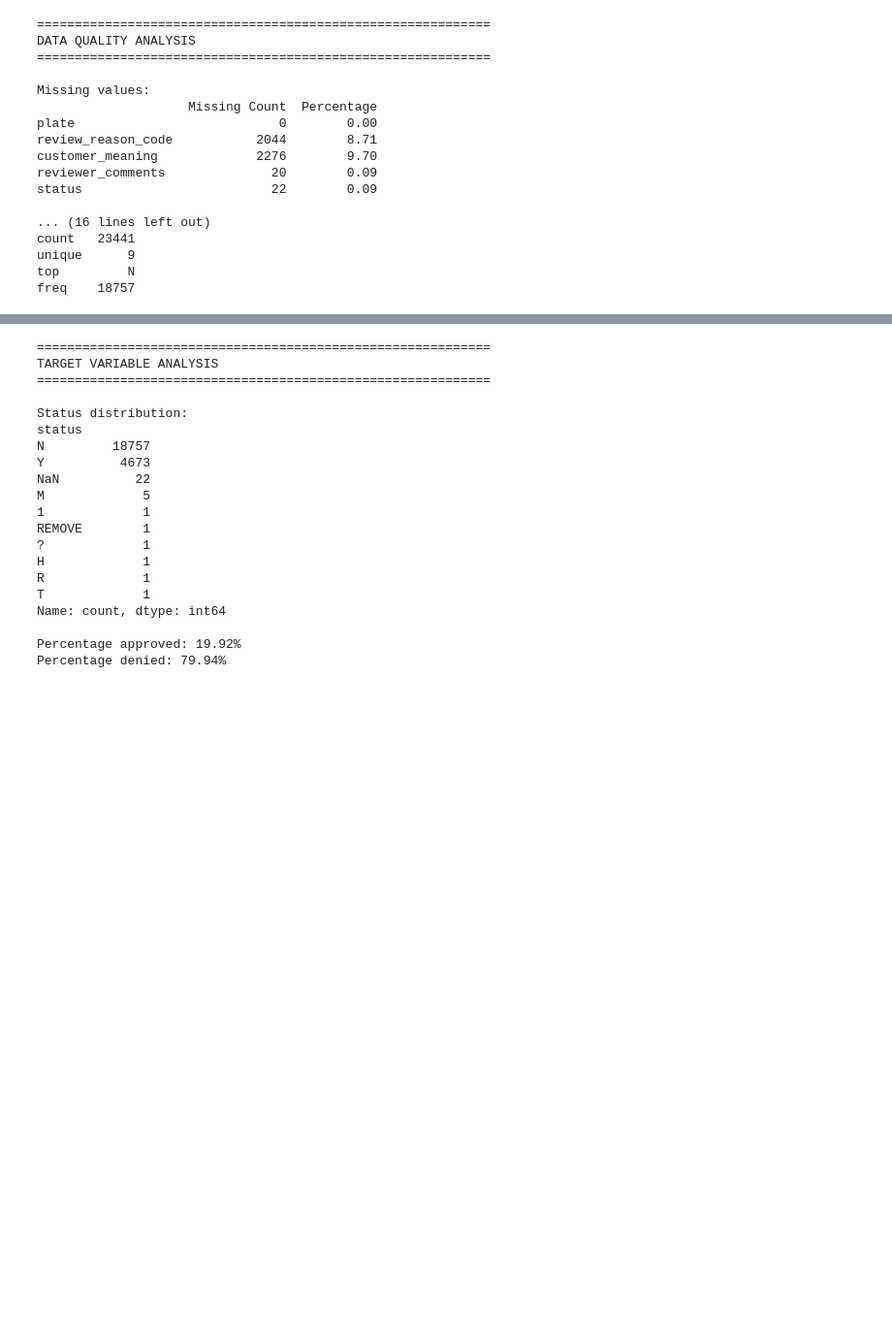
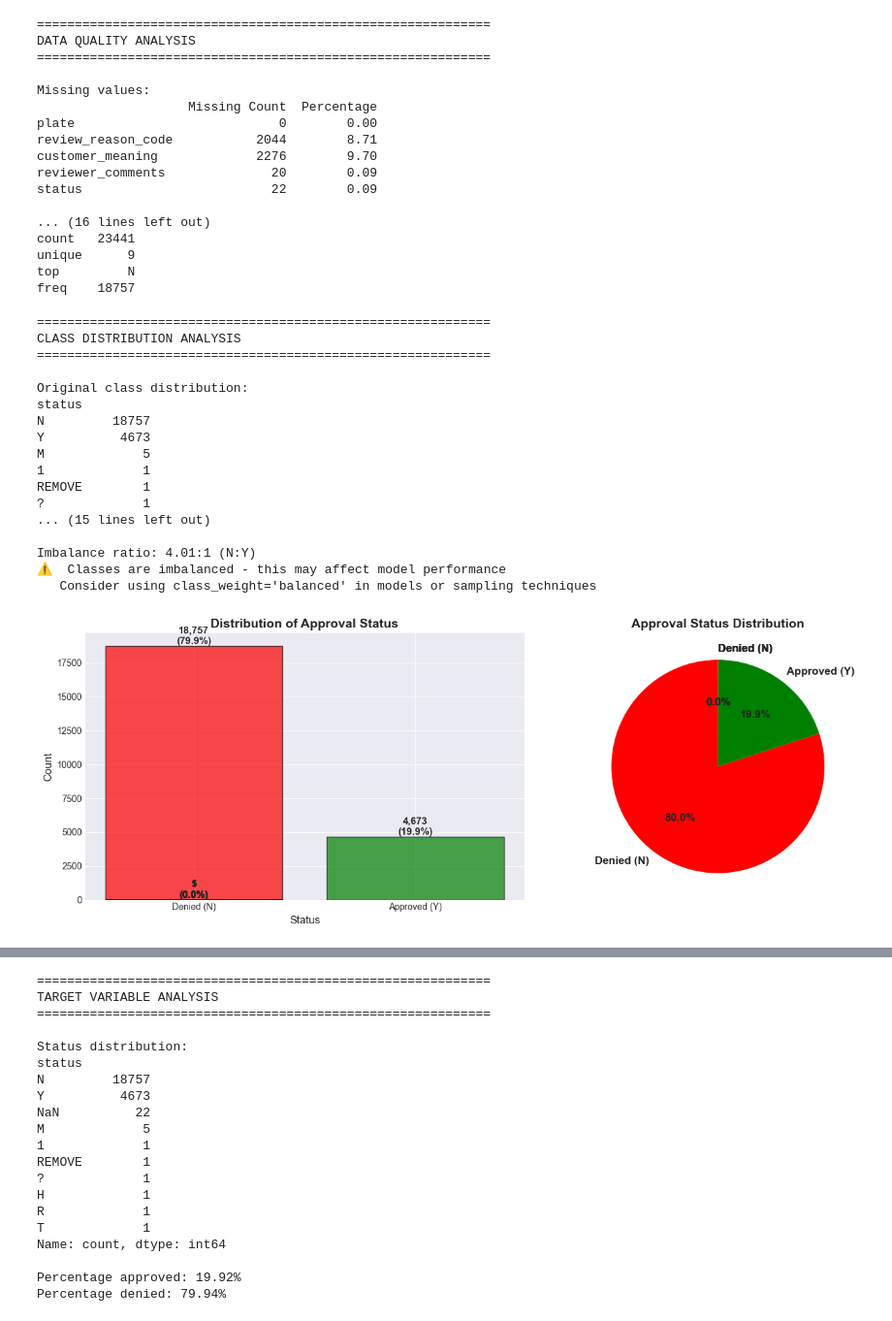
Before and after one commit to eholguin1/CSE-158, a Jupyter notebook: assignment2_notebook.ipynb, the cells around one changed output, grey strips where cells are left out. Shown at 97% size. Cells and saved outputs as stored; diff of their text form; code cells hidden in the pictures; blank space fills up the shorter version.

```diff
--- a/assignment2_notebook.ipynb
+++ b/assignment2_notebook.ipynb
@@ -143,3 +143,83 @@ count   23441
 unique      9
 top         N
 freq    18757
+# %%
+# Check class distribution and balance
+print("=" * 60)
+print("CLASS DISTRIBUTION ANALYSIS")
+print("=" * 60)
+
+# Count Y (Approved) and N (Denied)
+status_counts = df['status'].value_counts()
+print("\nOriginal class distribution:")
+print(status_counts)
+print(f"\nPercentages:")
+for status, count in status_counts.items():
+    pct = (count / len(df)) * 100
+    print(f"  {status}: {count:,} ({pct:.2f}%)")
+
+# Check if classes are imbalanced
+majority_class = status_counts.index[0]
+minority_class = status_counts.index[1]
+imbalance_ratio = status_counts.iloc[0] / status_counts.iloc[1]
+
+print(f"\nImbalance ratio: {imbalance_ratio:.2f}:1 ({majority_class}:{minority_class})")
+
+if imbalance_ratio > 1.5:
+    print("⚠️  Classes are imbalanced - this may affect model performance")
+    print("   Consider using class_weight='balanced' in models or sampling techniques")
+else:
+    print("✓ Classes are reasonably balanced")
+
+# Visualize distribution
+import matplotlib.pyplot as plt
+
+fig, axes = plt.subplots(1, 2, figsize=(14, 5))
+
+# Bar chart
+ax1 = axes[0]
+# Create labels based on actual status values in the data
+bar_labels = ['Approved (Y)' if s == 'Y' else 'Denied (N)' for s in status_counts.index]
+colors = ['green' if s == 'Y' else 'red' for s in status_counts.index]
+bars = ax1.bar(bar_labels, status_counts.values, color=colors, alpha=0.7, edgecolor='black')
+ax1.set_xlabel('Status', fontsize=12)
+ax1.set_ylabel('Count', fontsize=12)
+ax1.set_title('Distribution of Approval Status', fontsize=14, fontweight='bold')
+
+# Add count labels on bars
+for bar, count in zip(bars, status_counts.values):
+    height = bar.get_height()
+    ax1.text(bar.get_x() + bar.get_width()/2., height,
+            f'{count:,}\n({count/len(df)*100:.1f}%)',
+            ha='center', va='bottom', fontsize=11, fontweight='bold')
+
+# Pie chart
+ax2 = axes[1]
+# Use same labels and colors as bar chart
+ax2.pie(status_counts.values, labels=bar_labels, colors=colors, autopct='%1.1f%%',
+        startangle=90, textprops={'fontsize': 12, 'fontweight': 'bold'})
+ax2.set_title('Approval Status Distribution', fontsize=14, fontweight='bold')
+
+plt.tight_layout()
+plt.show()
+
+print("\n" + "=" * 60)
+# %% [output]
+============================================================
+CLASS DISTRIBUTION ANALYSIS
+============================================================
+
+Original class distribution:
+status
+N         18757
+Y          4673
+M             5
+1             1
+REMOVE        1
+?             1
+... (15 lines left out)
+
+Imbalance ratio: 4.01:1 (N:Y)
+⚠️  Classes are imbalanced - this may affect model performance
+   Consider using class_weight='balanced' in models or sampling techniques
+[figure, added]
```
Also changed, not shown: parts of 30 cells of this notebook.
